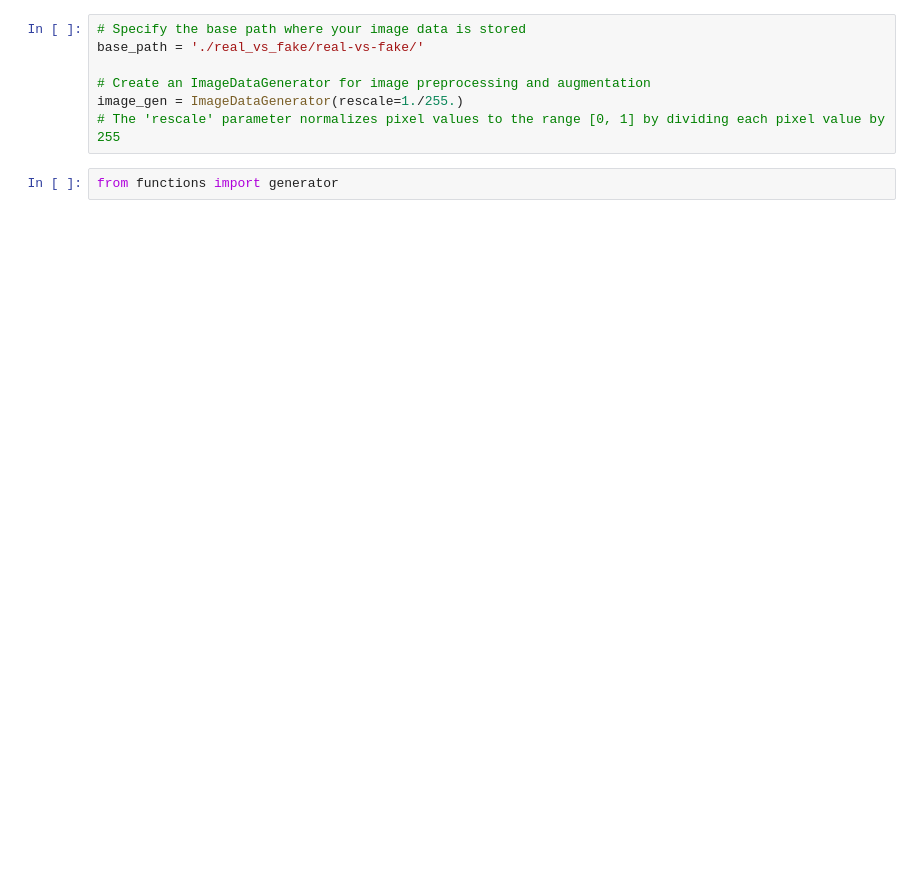
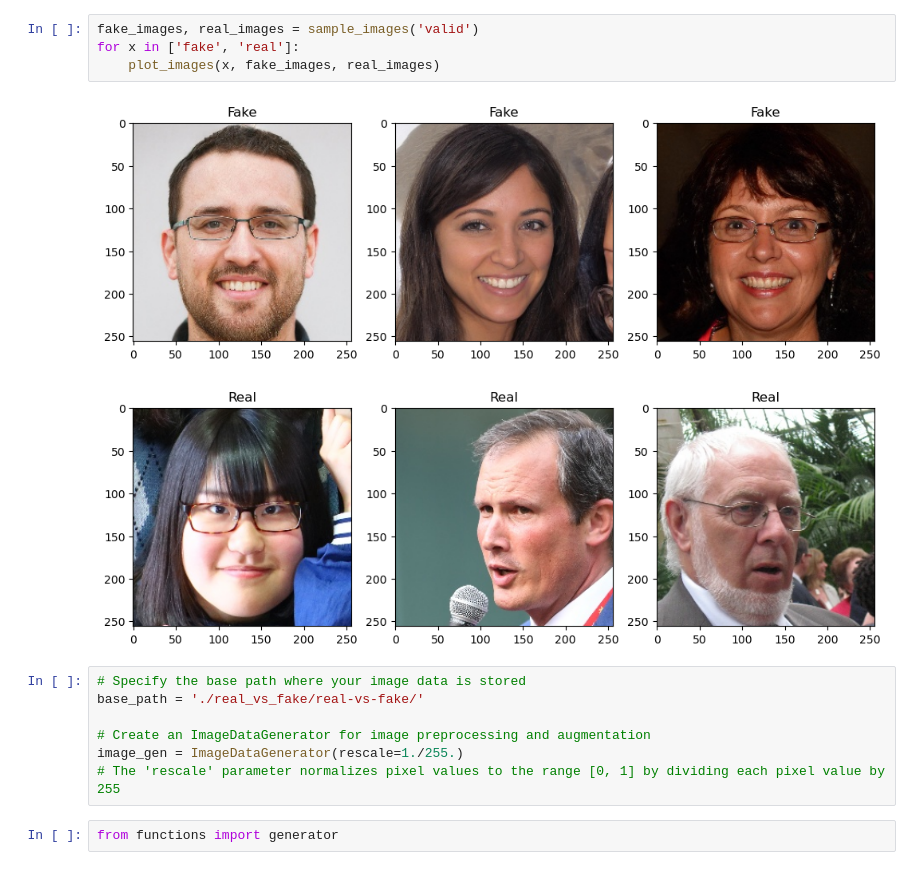
Before and after one commit to Kanustu/DeepFaceDetect, a Jupyter notebook: Notebooks/deepfake1.ipynb, the cells around one changed output. Drawn from its saved outputs; the diff is of its cells as text; blank space fills up the shorter version.

```diff
--- a/Notebooks/deepfake1.ipynb
+++ b/Notebooks/deepfake1.ipynb
@@ -45,3 +31,10 @@ plt.show()
+# %%
+fake_images, real_images = sample_images('valid')
+for x in ['fake', 'real']:
+    plot_images(x, fake_images, real_images)
+# %% [output]
+[figure, added]
+[figure, added]
 # %%
 # Specify the base path where your image data is stored
 base_path = './real_vs_fake/real-vs-fake/'
```
Also changed, not shown: parts of 9 cells of this notebook.
